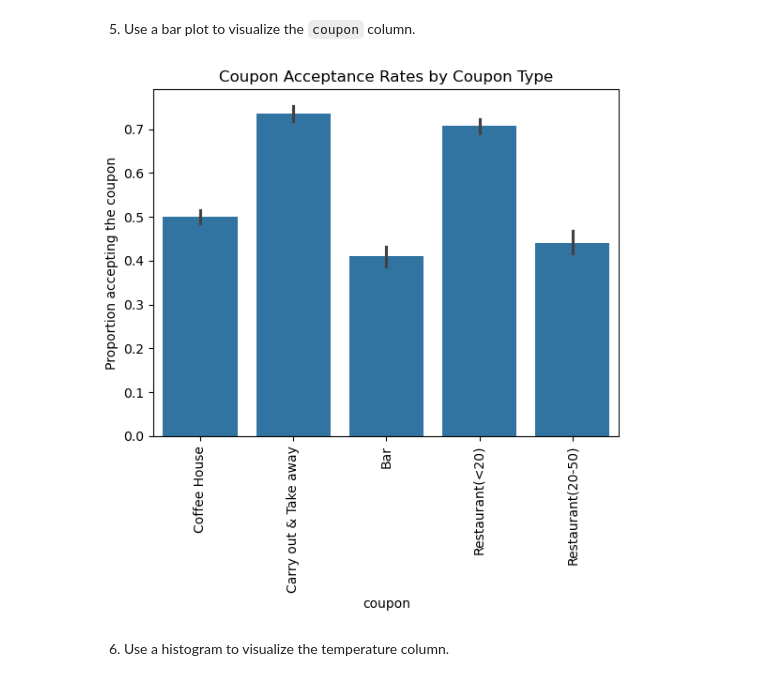
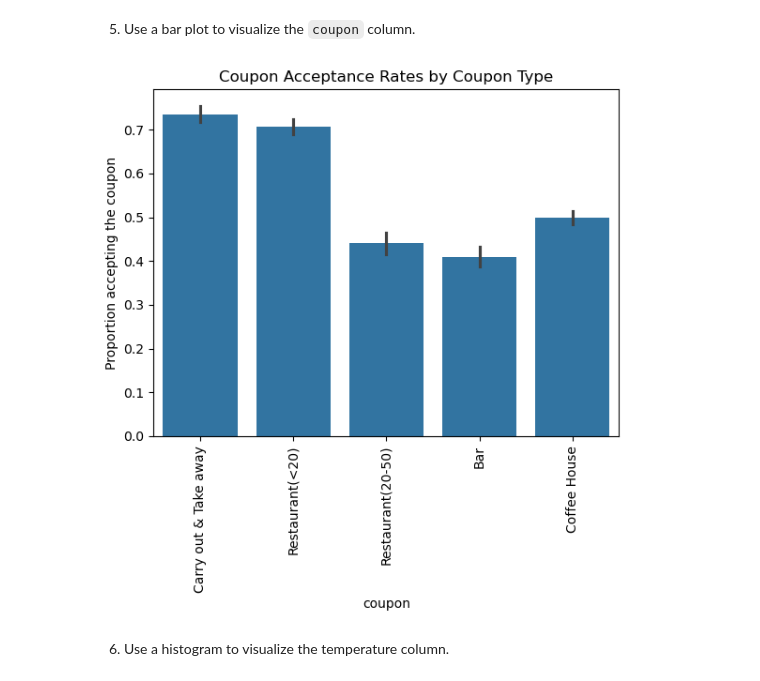
Before and after one commit to bert-pe/Coupon_Acceptance_Analysis, a Jupyter notebook: 5.1_Coupon_Analysis.ipynb, the cells around one changed output. Drawn from its saved outputs; the diff is of its cells as text; code cells hidden in the pictures.

```diff
--- a/5.1_Coupon_Analysis.ipynb
+++ b/5.1_Coupon_Analysis.ipynb
@@ -261,19 +261,20 @@ print(f"Proportion who accepted the coupon: {proportion_accept:.2%}")
 # %%
 
 # Using Seaborn to plot the bar chart:
 sns.barplot(
-    x='coupon',
-    y='Y',
+    x='coupon',  # X-Axis
+    y='Y',       # Y-Axis
     data=data,
     # Without this 'order' below, the two restaurant columns were not adjacent:
-    order=['Coffee House', 'Carry out & Take away', 'Bar',
-           'Restaurant(<20)', 'Restaurant(20-50)']
+    order=['Carry out & Take away',
+           'Restaurant(<20)', 'Restaurant(20-50)',
+           'Bar','Coffee House']
 )
-plt.xticks(rotation=90)
+plt.xticks(rotation=90)   # The X-Axis labels overlapped without this rotation.
 plt.ylabel("Proportion accepting the coupon")
 plt.title("Coupon Acceptance Rates by Coupon Type")
 plt.show()
 # %% [output]
-[figure, old version]
+[figure, new version]
 # %% [markdown]
 6. Use a histogram to visualize the temperature column.
```
Also changed, not shown: parts of 1 cell of this notebook.
